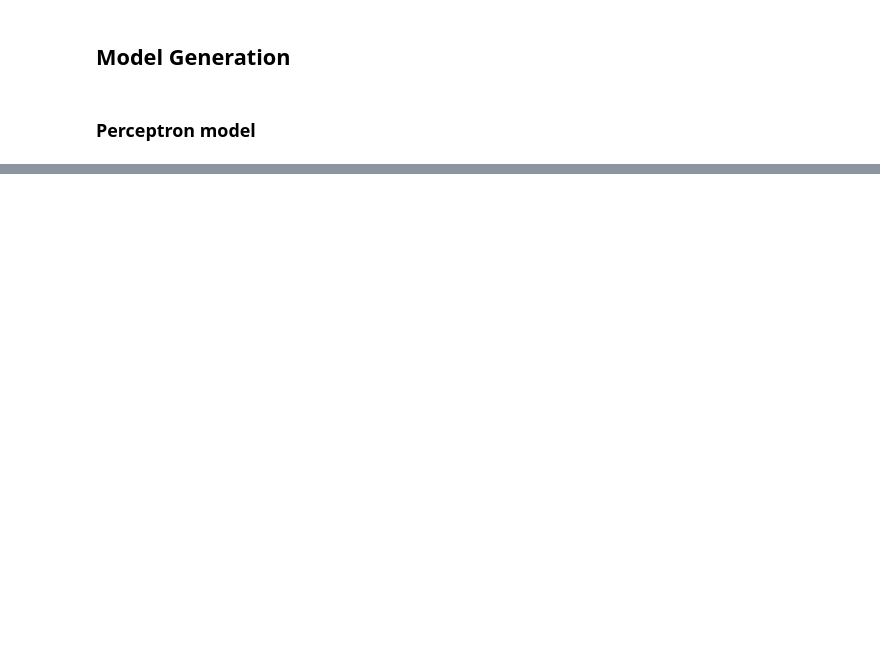
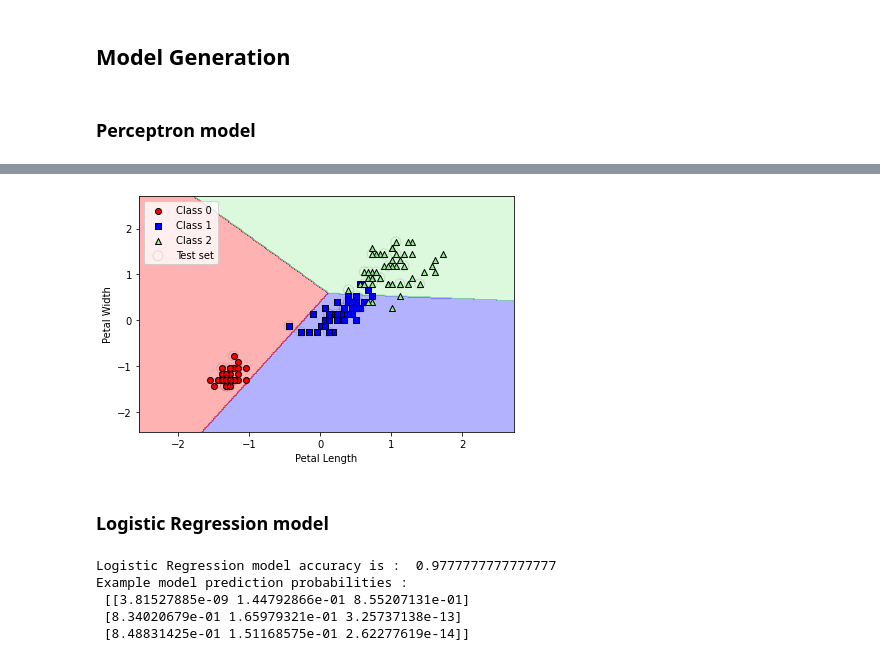
Before and after one commit to ebzkurt1/ml_from_scratch, a Jupyter notebook: ML_Models_with_Sklearn.ipynb, the cells around one changed output, grey strips where cells are left out. Cells and saved outputs as stored; diff of their text form; code cells hidden in the pictures; blank space fills up the shorter version.

```diff
--- a/ML_Models_with_Sklearn.ipynb
+++ b/ML_Models_with_Sklearn.ipynb
@@ -75,0 +156,33 @@ Perceptron model accuracy is :  0.9555555555555556
+# %%
+plot_model_decision_region(
+    X=np.vstack((X_train_scaled,X_test_scaled)),
+    y=np.hstack((y_train,y_test)),
+    classifier=perceptron_model,
+    test_idx=range(105,150)
+)
+plt.xlabel('Petal Length')
+plt.ylabel('Petal Width')
+plt.legend()
+plt.tight_layout()
+# %% [output]
+[figure, added]
+# %% [markdown]
+### Logistic Regression model
+# %%
+logistic_model = LogisticRegression(
+    C=100.0,
+    solver='lbfgs',
+    multi_class='ovr'
+)
+logistic_model.fit(X_train_scaled,y_train)
+logistic_prediction = logistic_model.predict(X_test_scaled)
+logistic_accuracy = (logistic_prediction==y_test).sum()/y_test.shape[0]
+print("Logistic Regression model accuracy is : ", logistic_accuracy)
+
+print("Example model prediction probabilities : \n",logistic_model.predict_proba(X_test_scaled[:3,:]))
+# %% [output]
+Logistic Regression model accuracy is :  0.9777777777777777
+Example model prediction probabilities :
+ [[3.81527885e-09 1.44792866e-01 8.55207131e-01]
+ [8.34020679e-01 1.65979321e-01 3.25737138e-13]
+ [8.48831425e-01 1.51168575e-01 2.62277619e-14]]
```
Also changed, not shown: parts of 22 cells of this notebook.
